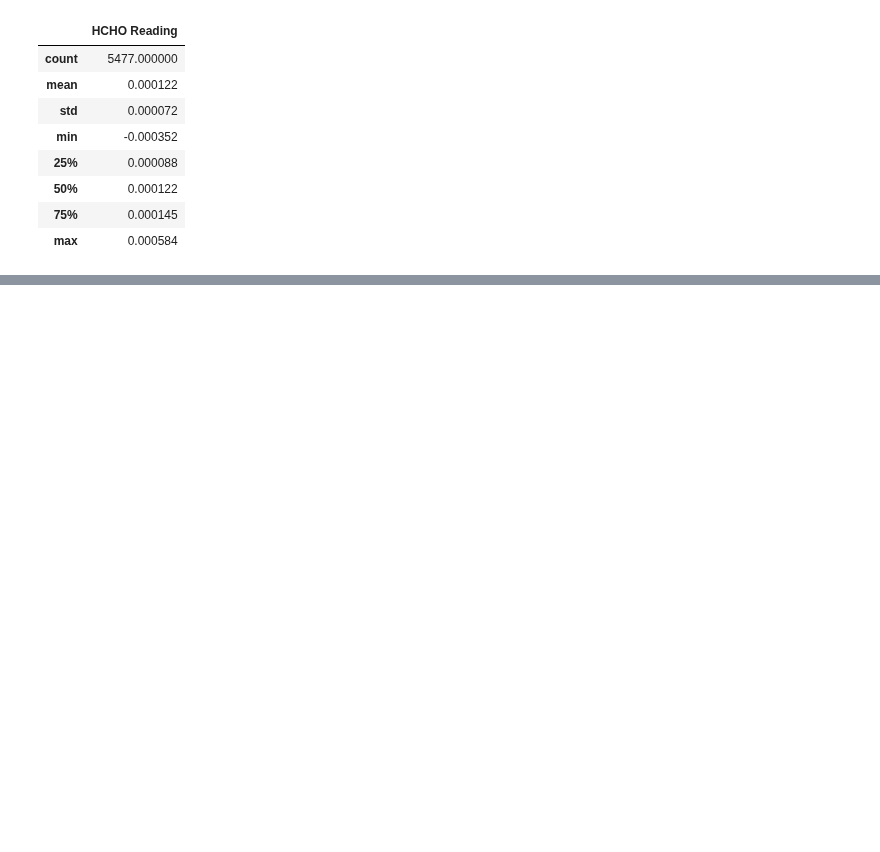
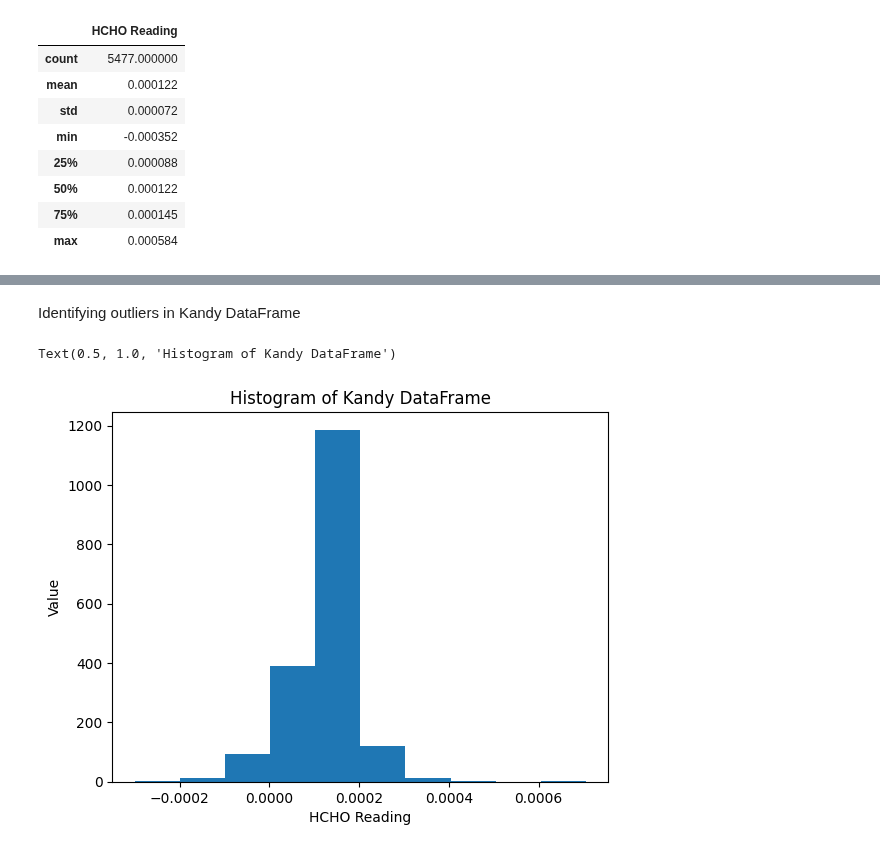
Before and after one commit to DeelakaDias/Analyzing-HCHO-Gas-Level-in-Sri-Lanka, a Jupyter notebook: Data Engineering CW.ipynb, the cells around one changed output, grey strips where cells are left out. Cells and saved outputs as stored; diff of their text form; code cells hidden in the pictures; blank space fills up the shorter version.

```diff
--- a/Data Engineering CW.ipynb
+++ b/Data Engineering CW.ipynb
@@ -358,0 +466,10 @@ mon_kur_jaf_output.describe()
+# %% [markdown]
+Identifying outliers in Kandy DataFrame
+# %%
+plt.hist(kan_output_df['HCHO Reading'])
+plt.xlabel('HCHO Reading')
+plt.ylabel('Value')
+plt.title('Histogram of Kandy DataFrame')
+# %% [output]
+Text(0.5, 1.0, 'Histogram of Kandy DataFrame')
+[figure, added]
```
Also changed, not shown: parts of 23 cells of this notebook.
